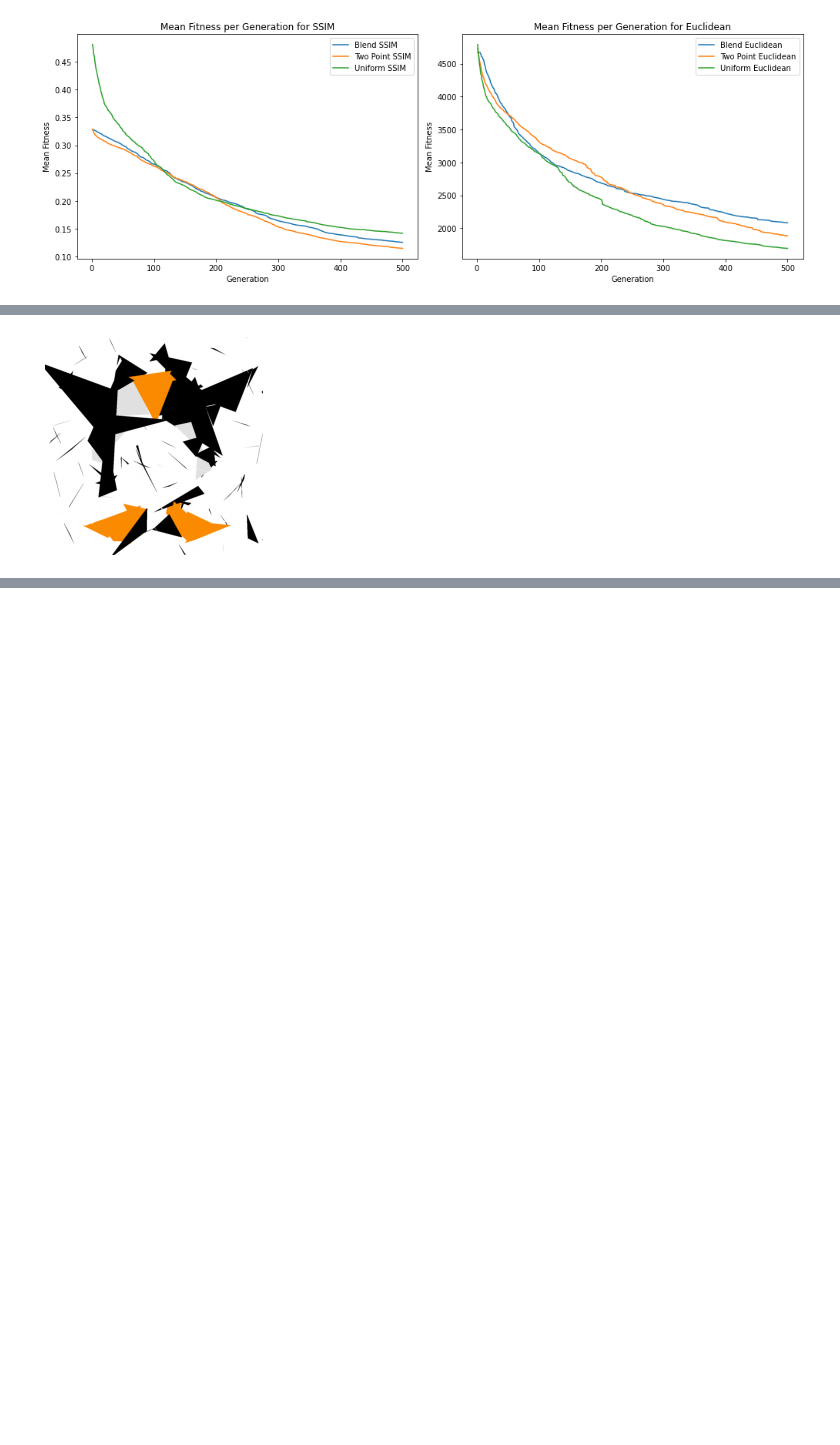
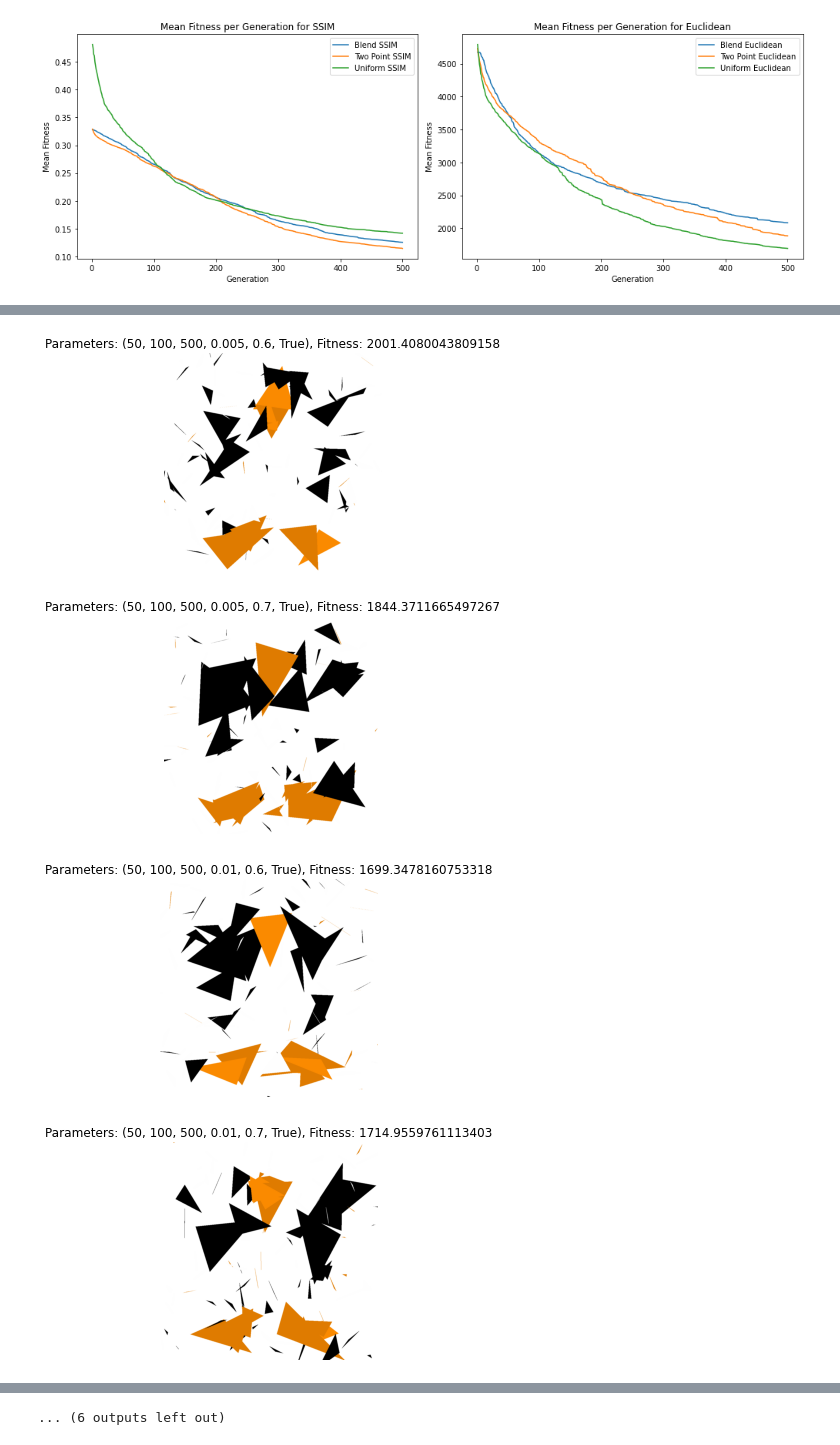
Before and after one commit to beatrizdsantosss/cifo-project, a Jupyter notebook: Main.ipynb, the cells around one changed output, grey strips where cells are left out. Drawn from its saved outputs; the diff is of its cells as text; code cells hidden in the pictures; blank space fills up the shorter version.

```diff
--- a/Main.ipynb
+++ b/Main.ipynb
@@ -230,12 +188,57 @@ Generation 1000, Best Fitness: 1400.9014954664015
-# %%
-best_individual = population.individuals[population.fitness.index(min(population.fitness))]
-
-best_image = best_individual.draw()
-
-best_image_array = np.array(best_image)
-
-plt.imshow(best_image_array)
-plt.axis('off')
-plt.show()
-# %% [output]
-[figure, removed]
+# %%
+import itertools
+from PIL import Image
+import numpy as np
+import matplotlib.pyplot as plt
+
+# Define parameter grid
+param_grid = {
+    'population_size': [50, 100],
+    'num_triangles': [100, 150],
+    'generations': [500],
+    'mutation_rate': [0.005, 0.01],
+    'crossover_prob': [0.6, 0.7],
+    'elitism': [True]
+}
+
+# Create all combinations of parameters
+param_combinations = list(itertools.product(*param_grid.values()))
+
+target_image_path = 'target_image.png'
+target_image = Image.open(target_image_path).convert('RGB')
+img_width, img_height = target_image.size
+
+color_extractor = Color(target_image_path, num_colors=10)
+palette = color_extractor.palette
+
+# Function to evaluate a set of parameters
+def evaluate_params(params):
+    population_size, num_triangles, generations, mutation_rate, crossover_prob, elitism = params
+    population = Population(size=population_size, img_width=img_width, img_height=img_height, num_triangles=num_triangles, target_image=target_image, palette=palette)
+    population.evolve(gens=generations, xo_prob=crossover_prob, mut_prob=mutation_rate, elitism=elitism)
+
+    # Assuming population has attributes individuals and fitness
+    best_index = population.fitness.index(min(population.fitness))  # or max() depending on the optimization
+    best_individual = population.individuals[best_index]
+    return population.fitness[best_index], best_individual
+
+# Perform grid search
+results = []
+for params in param_combinations:
+    fitness, best_individual = evaluate_params(params)
+    results.append((params, fitness, best_individual))
+    print(f"Parameters: {params}, Fitness: {fitness}")
+
+# Display images for each parameter combination
+for params, fitness, best_individual in results:
+    best_image = best_individual.draw()
+    best_image_array = np.array(best_image)
+    plt.imshow(best_image_array)
+    plt.title(f"Parameters: {params}, Fitness: {fitness}")
+    plt.axis('off')
+    plt.show()
+
+# Find the best parameters
+best_params, best_fitness, best_individual = max(results, key=lambda x: x[1])
+print(f"Best Parameters: {best_params}, Best Fitness: {best_fitness}")
+# %% [output]
@@ -241,0 +262,4 @@ plt.show()
+[figure, added]
+[figure, added]
+[figure, added]
+[figure, added]
@@ -241,0 +273 @@ plt.show()
+... (6 outputs left out)
```
Also changed, not shown: parts of 15 cells of this notebook.
